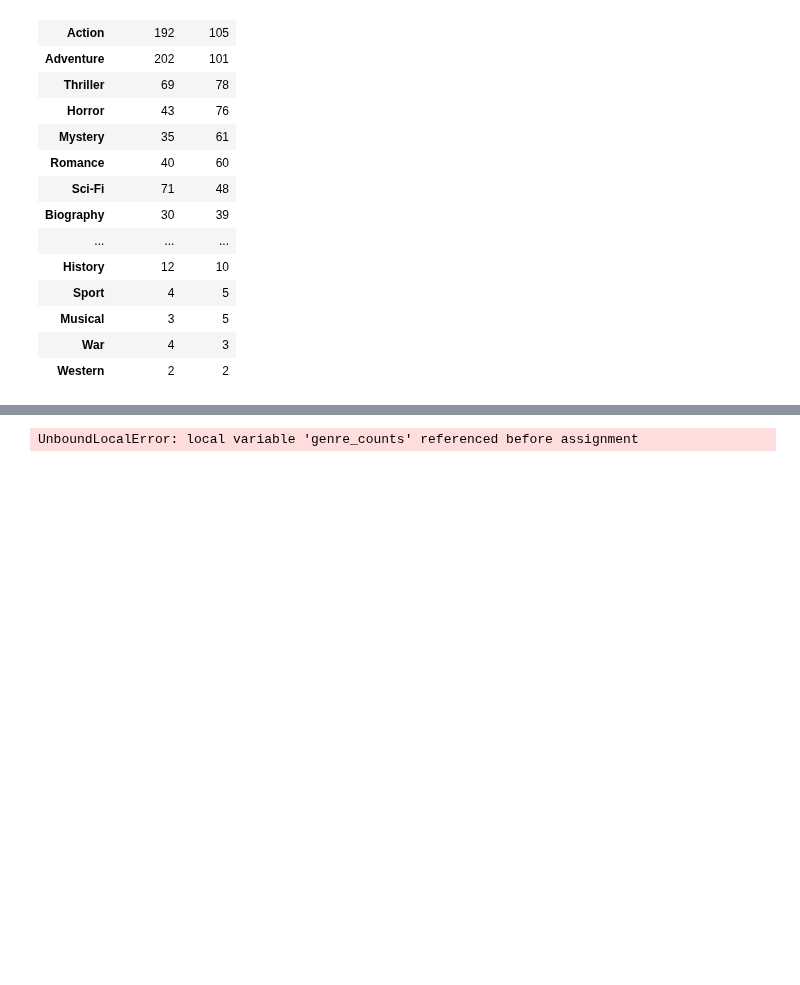
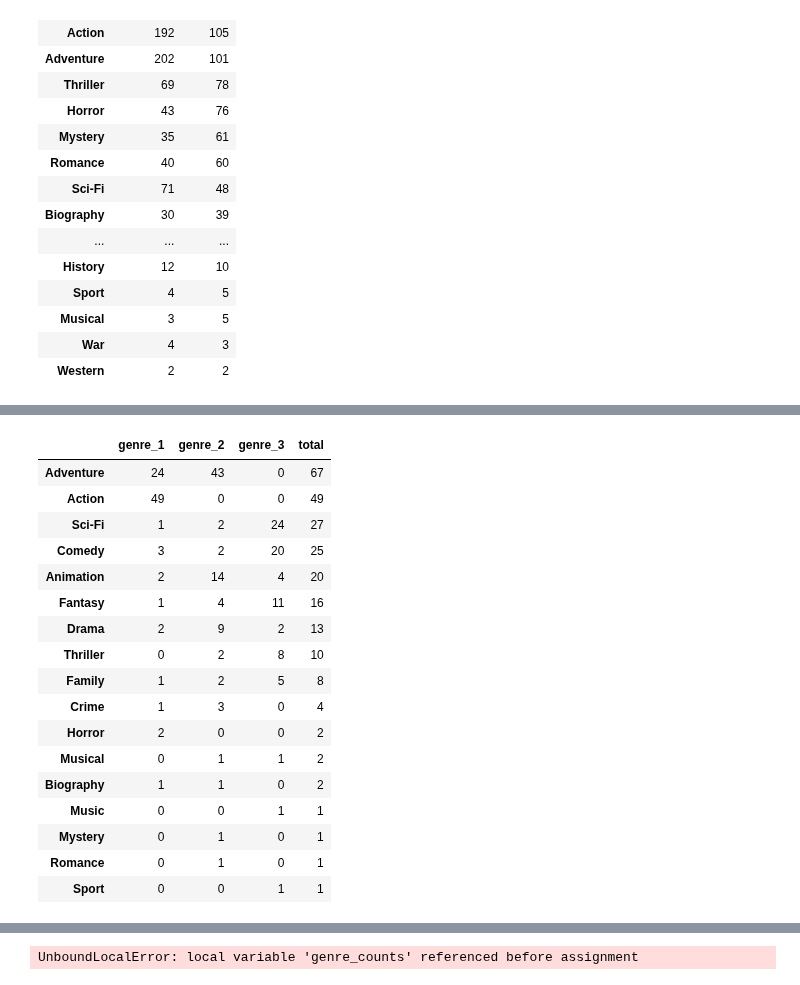
Before and after one commit to jxn628/dsc-phase-1-project, a Jupyter notebook: student.ipynb, the cells around one changed output, grey strips where cells are left out. Cells and saved outputs as stored; diff of their text form; code cells hidden in the pictures; blank space fills up the shorter version.

```diff
--- a/student.ipynb
+++ b/student.ipynb
@@ -1762,0 +1829,28 @@ top_100_profit_genres
+# %%
+top_100_profit_genres_2 = top_100_profit[['genre_1', 'genre_2', 'genre_3']]
+top_100_profit_genres_2 = top_100_profit_genres_2.apply(pd.Series.value_counts)
+top_100_profit_genres_2 = top_100_profit_genres_2.fillna(0)
+top_100_profit_genres_2['total'] = top_100_profit_genres_2.sum(axis=1)
+
+
+top_100_profit_genres_2 = top_100_profit_genres_2.sort_values('total', ascending=False)
+top_100_profit_genres_2
+# %% [output]
+|  | genre_1 | genre_2 | genre_3 | total |
+| Adventure | 24 | 43 | 0 | 67 |
+| Action | 49 | 0 | 0 | 49 |
+| Sci-Fi | 1 | 2 | 24 | 27 |
+| Comedy | 3 | 2 | 20 | 25 |
+| Animation | 2 | 14 | 4 | 20 |
+| Fantasy | 1 | 4 | 11 | 16 |
+| Drama | 2 | 9 | 2 | 13 |
+| Thriller | 0 | 2 | 8 | 10 |
+| Family | 1 | 2 | 5 | 8 |
+| Crime | 1 | 3 | 0 | 4 |
+| Horror | 2 | 0 | 0 | 2 |
+| Musical | 0 | 1 | 1 | 2 |
+| Biography | 1 | 1 | 0 | 2 |
+| Music | 0 | 0 | 1 | 1 |
+| Mystery | 0 | 1 | 0 | 1 |
+| Romance | 0 | 1 | 0 | 1 |
+| Sport | 0 | 0 | 1 | 1 |
```
Also changed, not shown: parts of 9 cells of this notebook.
